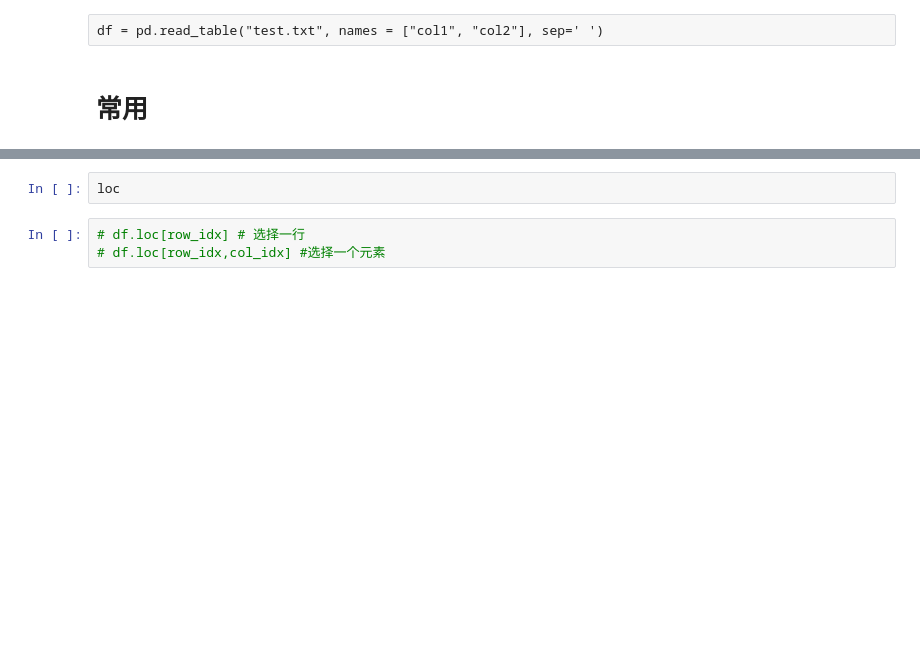
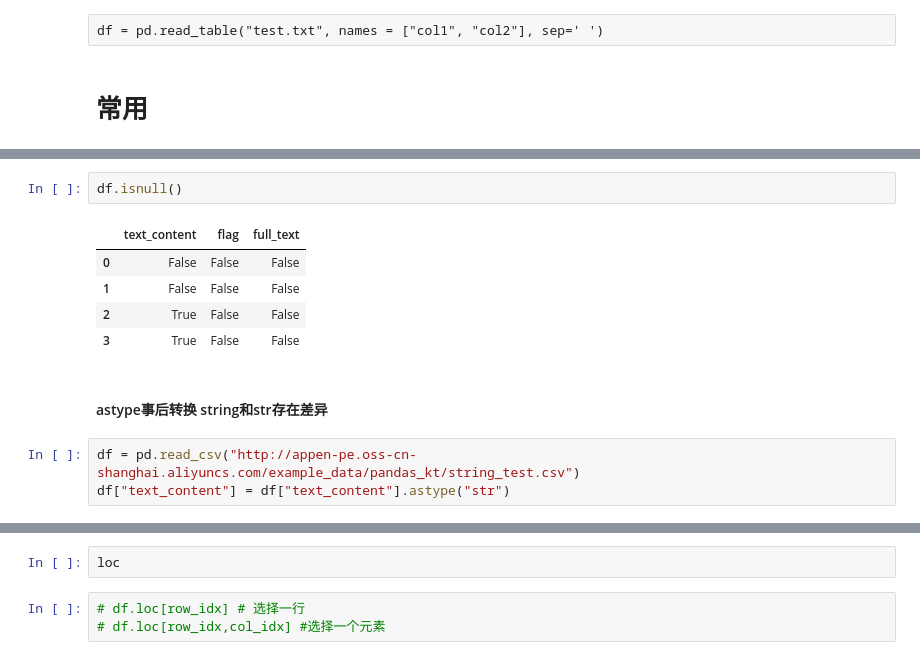
Before and after one commit to yunsansheng/code-notes, a Jupyter notebook: python/KT-pandas.ipynb, the cells around one changed output, grey strips where cells are left out. Saved outputs shown, nothing was run; the diff lists cells and outputs as text; blank space fills up the shorter version.

```diff
--- a/python/KT-pandas.ipynb
+++ b/python/KT-pandas.ipynb
@@ -403,0 +510,13 @@ df = pd.read_table("test.txt", names = ["col1", "col2"], sep=' ')
+# %%
+df.isnull()
+# %% [output]
+|  | text_content | flag | full_text |
+| 0 | False | False | False |
+| 1 | False | False | False |
+| 2 | True | False | False |
+| 3 | True | False | False |
+# %% [markdown]
+#### astype事后转换 string和str存在差异
+# %%
+df = pd.read_csv("http://appen-pe.oss-cn-shanghai.aliyuncs.com/example_data/pandas_kt/string_test.csv")
+df["text_content"] = df["text_content"].astype("str")
```
Also changed, not shown: parts of 51 cells of this notebook.
